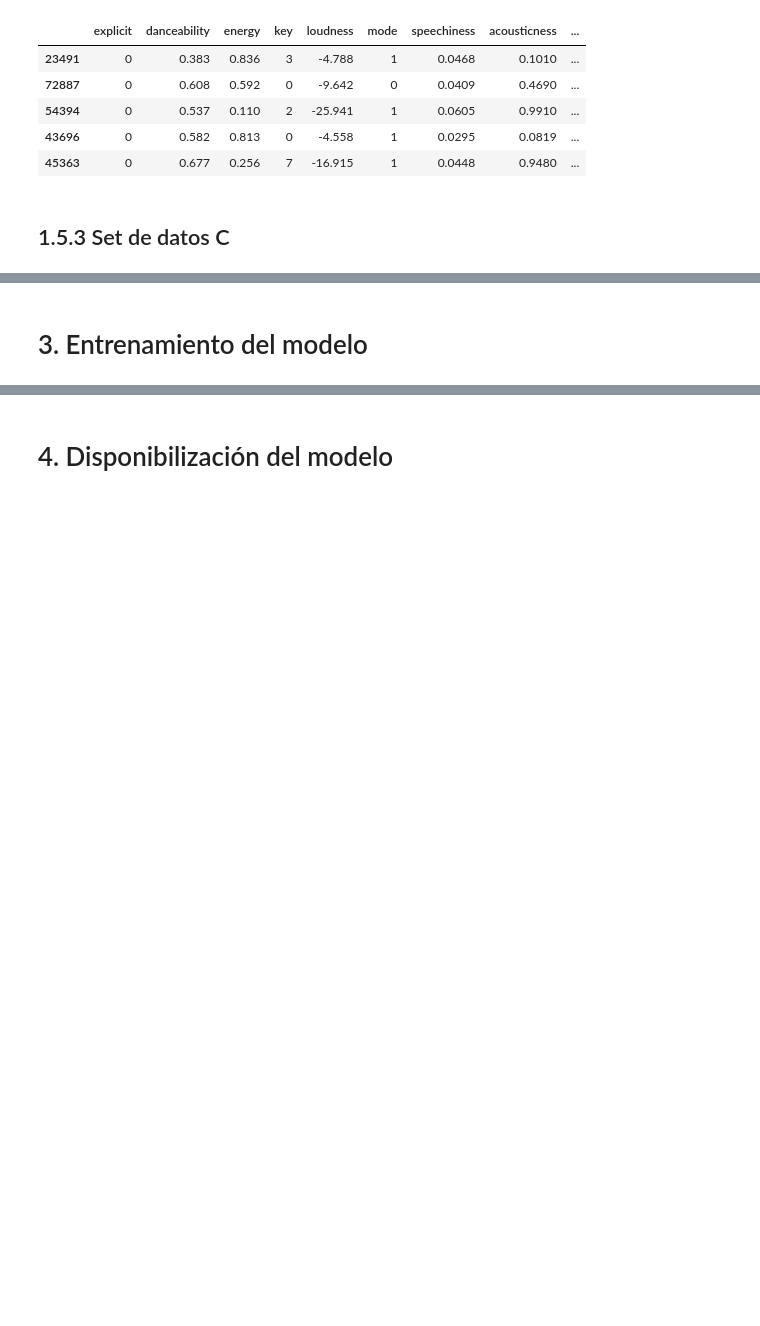
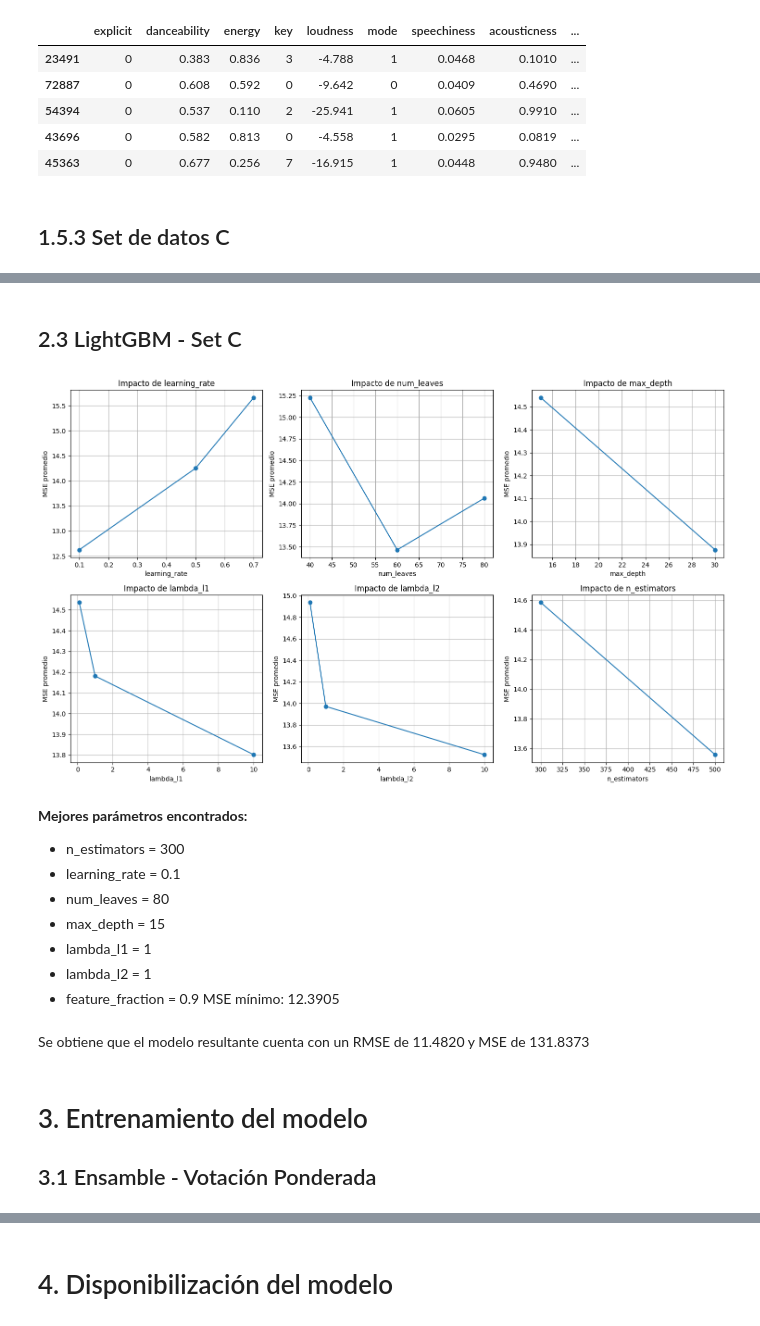
Before and after one commit to JohanManjarresMIAD/JohanManjarresMIAD-JohanManjarresMIAD-MIAD_ML_NLP_2026-Grupo_26, a Jupyter notebook: Semana 3/S3P1_proyecto1_v2.ipynb, the cells around one changed output, grey strips where cells are left out. Cells and saved outputs as stored; diff of their text form; code cells hidden in the pictures; blank space fills up the shorter version.

```diff
--- a/Semana 3/S3P1_proyecto1_v2.ipynb
+++ b/Semana 3/S3P1_proyecto1_v2.ipynb
@@ -512,2 +661,70 @@ Adicionalemte, se pudo ver que el rendimiento de los modelos con el set de datos
+# %% [markdown]
+## 2.3 LightGBM - Set C
+# %%
+param_lgb = {
+    'n_estimators': [300, 500],
+    'learning_rate': [0.1, 0.5, 0.7],
+    'num_leaves': [40, 60, 80],
+    'max_depth': [15, 30],
+    'lambda_l1': [0.1, 1, 10],
+    'lambda_l2': [0.1, 1, 10],
+    'feature_fraction': [0.7, 0.9]
+}
+
+lgbm_search = LGBMRegressor(early_stopping_rounds=10, random_state=23, verbose=-1, n_jobs=-1)
+rs_lgbm = RandomizedSearchCV(lgbm_search,  param_distributions=param_lgb, n_iter=20, scoring='neg_mean_squared_error', cv=3, verbose=0, random_state=23)
+rs_lgbm.fit(X_train_C, y_train, eval_set=[(X_val_C, y_val)], eval_metric='mse')
+best_lgbm = rs_lgbm.best_estimator_
+best_mse = -rs_lgbm.best_score_
+
+results_lgb = pd.DataFrame(rs_lgbm.cv_results_)
+results_lgb['mean_mse'] = -results_lgb['mean_test_score']
+
+fig, axes = plt.subplots(2, 3, figsize=(15, 9))
+axes_flat = axes.flatten()
+parametros_lgb = ['learning_rate', 'num_leaves', 'max_depth', 'lambda_l1', 'lambda_l2', 'n_estimators']
+
+for i, param in enumerate(parametros_lgb):
+    col_name = f'param_{param}'
+    results_lgb.groupby(col_name)['mean_mse'].mean().plot(kind='line', marker='o', ax=axes_flat[i])
+    axes_flat[i].set_title(f'Impacto de {param}')
+    axes_flat[i].set_xlabel(param)
+    axes_flat[i].set_ylabel('MSE promedio')
+    axes_flat[i].grid(True)
+
+plt.tight_layout()
+plt.show()
+
+display(Markdown(f"""**Mejores parámetros encontrados:**
+- n_estimators = {best_lgbm.n_estimators}
+- learning_rate = {best_lgbm.learning_rate}
+- num_leaves = {best_lgbm.num_leaves}
+- max_depth = {best_lgbm.max_depth}
+- lambda_l1 = {best_lgbm.lambda_l1}
+- lambda_l2 = {best_lgbm.lambda_l2}
+- feature_fraction = {best_lgbm.feature_fraction}
+MSE mínimo: {best_mse:.4f}"""))
+
+clf_lgb = LGBMRegressor(n_estimators=best_lgbm.n_estimators, learning_rate=best_lgbm.learning_rate, num_leaves=best_lgbm.num_leaves,
+                        max_depth=best_lgbm.max_depth, lambda_l1=best_lgbm.lambda_l1, lambda_l2= best_lgbm.lambda_l2,
+                        feature_fraction=best_lgbm.feature_fraction, n_jobs=-1)
+clf_lgb.fit(X_train_C, y_train)
+y_pred_lgb = clf_lgb.predict(X_val_C)
+mse_lgb = metrics.mean_squared_error(y_val, y_pred_lgb)
+rmse_lgb = np.sqrt(mse_lgb)
+display(Markdown(f"""Se obtiene que el modelo resultante cuenta con un RMSE de {rmse_lgb:.4f} y MSE de {mse_lgb:.4f}"""))
+# %% [output]
+[figure, added]
+**Mejores parámetros encontrados:**
+- n_estimators = 300
+- learning_rate = 0.1
+- num_leaves = 80
+- max_depth = 15
+- lambda_l1 = 1
+- lambda_l2 = 1
+- feature_fraction = 0.9
+MSE mínimo: 12.3905
+Se obtiene que el modelo resultante cuenta con un RMSE de 11.4820 y MSE de 131.8373
 # %% [markdown]
 # 3. Entrenamiento del modelo
+## 3.1 Ensamble - Votación Ponderada
```
Also changed, not shown: parts of 15 cells of this notebook, 9 other files.
